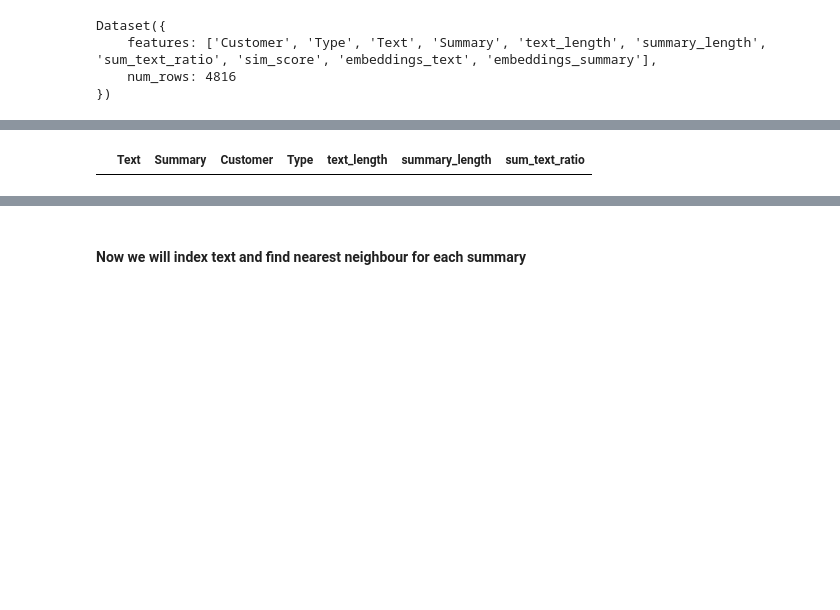
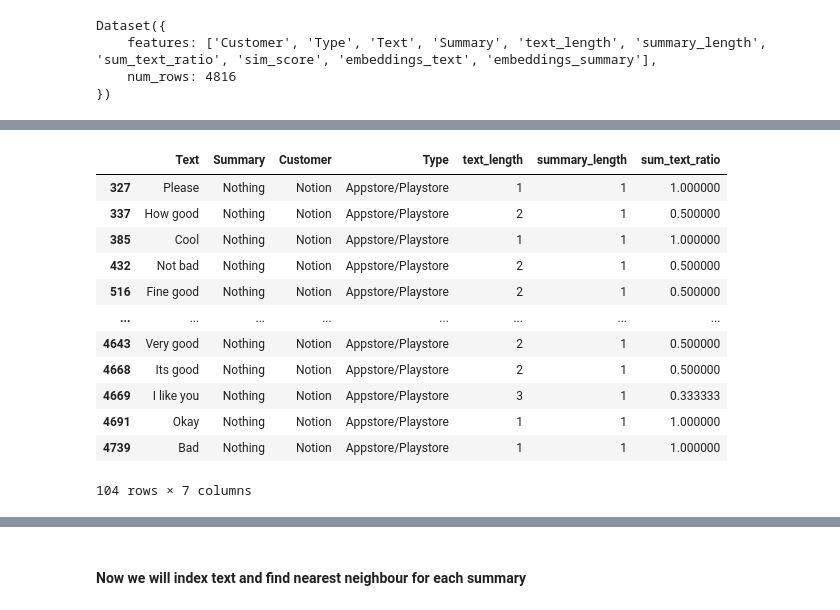
Before and after one commit to VirajBagal/enterpret_summarizer, a Jupyter notebook: code/eda.ipynb, the cells around one changed output, grey strips where cells are left out. Cells and saved outputs as stored; diff of their text form; code cells hidden in the pictures; blank space fills up the shorter version.

```diff
--- a/code/eda.ipynb
+++ b/code/eda.ipynb
@@ -621,6 +606,18 @@ User loves Zoom.    1
 Name: count, dtype: int64
 # %%
-df_with_NN_to_save[df_with_NN_to_save['Summary'] == "Nothing"]
+# df_with_NN_to_save[df_with_NN_to_save['Summary'] == "Nothing"]
 # %% [output]
 |  | Text | Summary | Customer | Type | text_length | summary_length | sum_text_ratio |
+| 327 | Please | Nothing | Notion | Appstore/Playstore | 1 | 1 | 1.000000 |
+| 337 | How good | Nothing | Notion | Appstore/Playstore | 2 | 1 | 0.500000 |
+| 385 | Cool | Nothing | Notion | Appstore/Playstore | 1 | 1 | 1.000000 |
+| 432 | Not bad | Nothing | Notion | Appstore/Playstore | 2 | 1 | 0.500000 |
+| 516 | Fine good | Nothing | Notion | Appstore/Playstore | 2 | 1 | 0.500000 |
+| ... | ... | ... | ... | ... | ... | ... | ... |
+| 4643 | Very good | Nothing | Notion | Appstore/Playstore | 2 | 1 | 0.500000 |
+| 4668 | Its good | Nothing | Notion | Appstore/Playstore | 2 | 1 | 0.500000 |
+| 4669 | I like you | Nothing | Notion | Appstore/Playstore | 3 | 1 | 0.333333 |
+| 4691 | Okay | Nothing | Notion | Appstore/Playstore | 1 | 1 | 1.000000 |
+| 4739 | Bad | Nothing | Notion | Appstore/Playstore | 1 | 1 | 1.000000 |
+104 rows × 7 columns
 # %%
```
Also changed, not shown: parts of 59 cells of this notebook, 34 other files.
